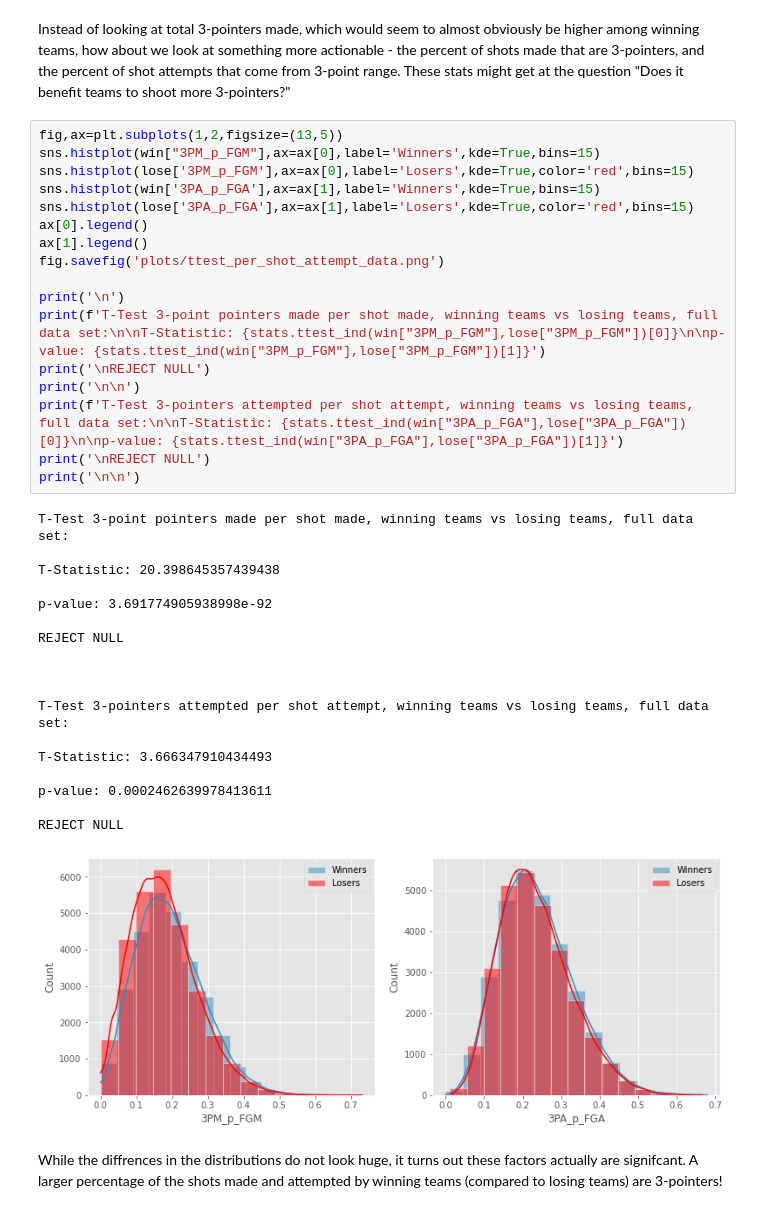
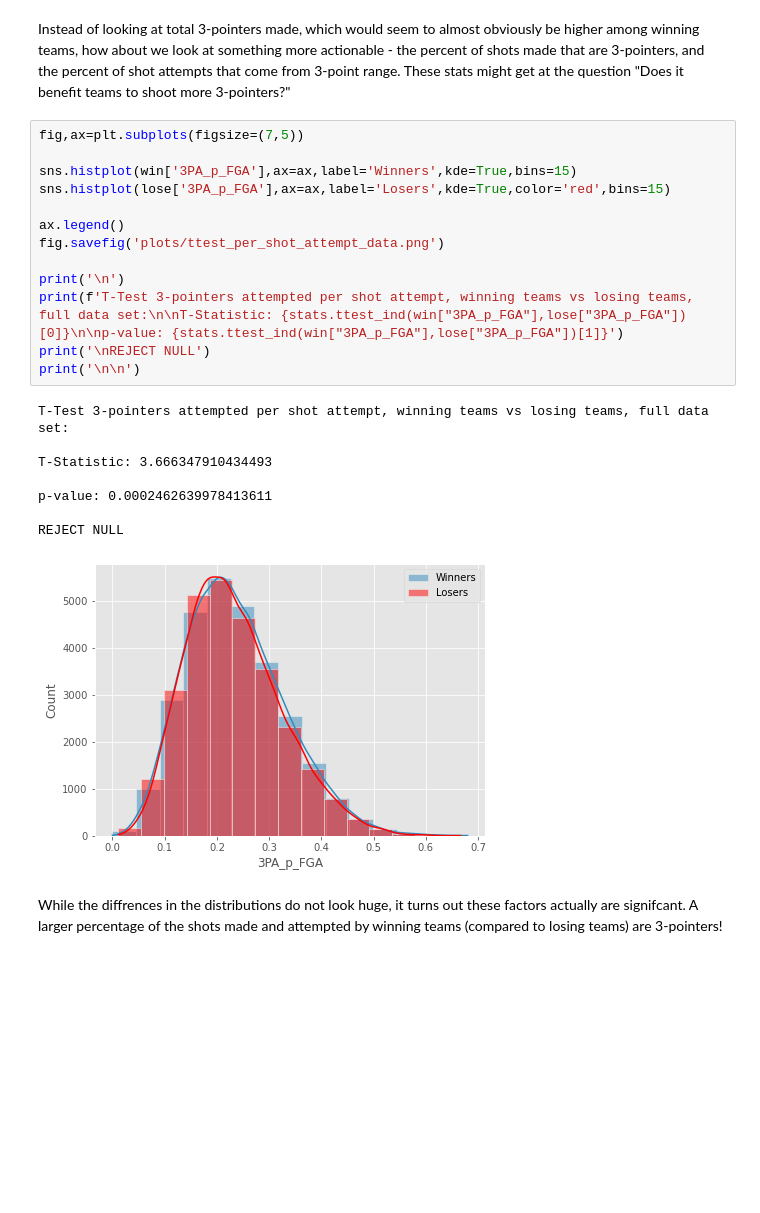
Before and after one commit to Nick-Henderson/nba-3pt-analysis, a Jupyter notebook: nba-3pt-analysis.ipynb, the cells around one changed output. Drawn from its saved outputs; the diff is of its cells as text; blank space fills up the shorter version.

```diff
--- a/nba-3pt-analysis.ipynb
+++ b/nba-3pt-analysis.ipynb
@@ -356,41 +356,27 @@ fig.savefig('plots/9-ttest-plot-3pm-3pp.png')
 # %% [markdown]
 Instead of looking at total 3-pointers made, which would seem to almost obviously be higher among winning teams, how about we look at something more actionable - the percent of shots made that are 3-pointers, and the percent of shot attempts that come from 3-point range. These stats might get at the question "Does it benefit teams to shoot more 3-pointers?"
 # %%
-fig,ax=plt.subplots(1,2,figsize=(13,5))
-sns.histplot(win["3PM_p_FGM"],ax=ax[0],label='Winners',kde=True,bins=15)
-sns.histplot(lose['3PM_p_FGM'],ax=ax[0],label='Losers',kde=True,color='red',bins=15)
-sns.histplot(win['3PA_p_FGA'],ax=ax[1],label='Winners',kde=True,bins=15)
-sns.histplot(lose['3PA_p_FGA'],ax=ax[1],label='Losers',kde=True,color='red',bins=15)
-ax[0].legend()
-ax[1].legend()
+fig,ax=plt.subplots(figsize=(7,5))
+
+sns.histplot(win['3PA_p_FGA'],ax=ax,label='Winners',kde=True,bins=15)
+sns.histplot(lose['3PA_p_FGA'],ax=ax,label='Losers',kde=True,color='red',bins=15)
+
+ax.legend()
 fig.savefig('plots/ttest_per_shot_attempt_data.png')
 
 print('\n')
-print(f'T-Test 3-point pointers made per shot made, winning teams vs losing teams, full data set:\n\nT-Statistic: {stats.ttest_ind(win["3PM_p_FGM"],lose["3PM_p_FGM"])[0]}\n\np-value: {stats.ttest_ind(win["3PM_p_FGM"],lose["3PM_p_FGM"])[1]}')
-print('\nREJECT NULL')
-print('\n\n')
 print(f'T-Test 3-pointers attempted per shot attempt, winning teams vs losing teams, full data set:\n\nT-Statistic: {stats.ttest_ind(win["3PA_p_FGA"],lose["3PA_p_FGA"])[0]}\n\np-value: {stats.ttest_ind(win["3PA_p_FGA"],lose["3PA_p_FGA"])[1]}')
 print('\nREJECT NULL')
 print('\n\n')
 # %% [output]
-T-Test 3-point pointers made per shot made, winning teams vs losing teams, full data set:
-
-T-Statistic: 20.398645357439438
-
-p-value: 3.691774905938998e-92
-
-REJECT NULL
-
-
-
 T-Test 3-pointers attempted per shot attempt, winning teams vs losing teams, full data set:
 
 T-Statistic: 3.666347910434493
 
 p-value: 0.0002462639978413611
 
 REJECT NULL
-[figure, old version]
+[figure, new version]
 # %% [markdown]
 While the diffrences in the distributions do not look huge, it turns out these factors actually are signifcant. A larger percentage of the shots made and attempted by winning teams (compared to losing teams) are 3-pointers!
 # %% [markdown]
```
Also changed, not shown: 1 other file.
